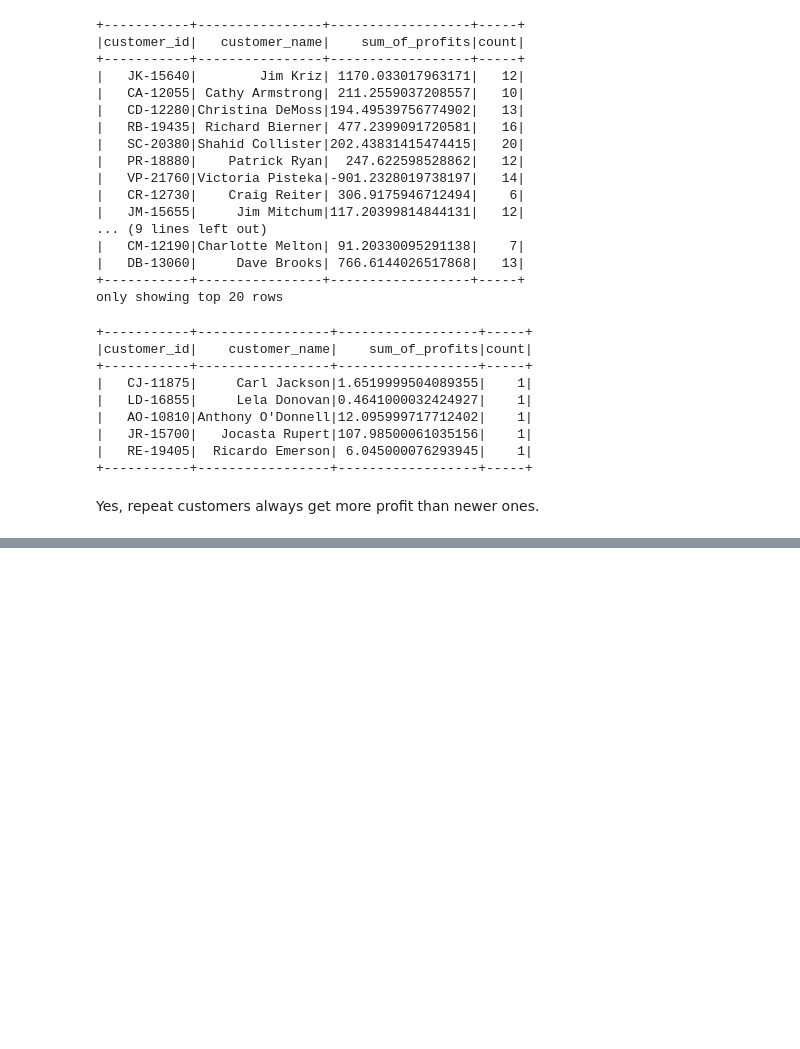
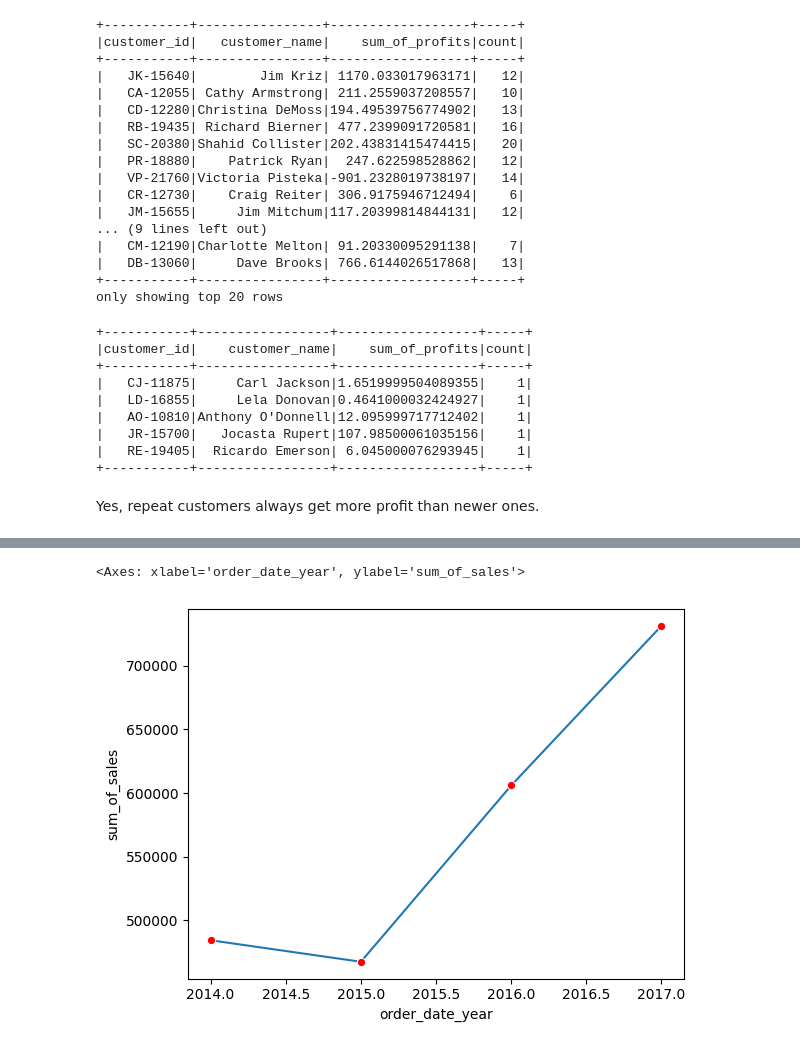
Before and after one commit to amithvardhan99/misc, a Jupyter notebook: PySpark Practice/notebook.ipynb, the cells around one changed output, grey strips where cells are left out. Cells and saved outputs as stored; diff of their text form; code cells hidden in the pictures; blank space fills up the shorter version.

```diff
--- a/PySpark Practice/notebook.ipynb
+++ b/PySpark Practice/notebook.ipynb
@@ -1858,0 +1873,14 @@ Yes, repeat customers always get more profit than newer ones.
+# %%
+df_8 = df_6.withColumn("order_date",make_date(col("order_date_year"),col("order_date_month"),col("order_date_date")))
+df_8 = df_8.withColumn("ship_date",make_date(col("ship_date_year"),col("ship_date_month"),col("ship_date_date")))
+
+df_8 = df_8.select("row_id", "order_id", "order_date", "ship_date", "ship_mode", "customer_id", "customer_name", "segment", "country", "city", "state","postal_code", "region", "product_id", "category", "sub_category", "product_name", "sales", "quantity", "discount", "profit", "order_date_year", "order_date_month", "order_date_date", "ship_date_year", "ship_date_month", "ship_date_date")
+
+df_8 = df_8.withColumn("order_date_year",col("order_date_year").astype("int"))
+df_8 = df_8.withColumn("order_date_month",col("order_date_month").astype("int"))
+df_8 = df_8.withColumn("order_date_date",col("order_date_date").astype("int"))
+df_8 = df_8.withColumn("ship_date_year",col("ship_date_year").astype("int"))
+df_8 = df_8.withColumn("ship_date_month",col("ship_date_month").astype("int"))
+df_8 = df_8.withColumn("ship_date_date",col("ship_date_date").astype("int"))
+
+df_8.show()
@@ -1858,0 +1927,9 @@ Yes, repeat customers always get more profit than newer ones.
+# %%
+df_sales_profit_trend = df_8.groupBy("order_date_year","order_date_month").sum("sales","profit").orderBy("order_date_year","order_date_month").withColumnRenamed("sum(sales)","sum_of_sales").withColumnRenamed("sum(profit)","sum_of_profit")
+
+df_sales_profit_trend_yearly = df_8.groupBy("order_date_year").sum("sales","profit").orderBy("order_date_year").withColumnRenamed("sum(sales)","sum_of_sales").withColumnRenamed("sum(profit)","sum_of_profit")
+
+df_sales_profit_trend_1 = df_sales_profit_trend.withColumn()
+df_sales_profit_trend_concat = df_sales_profit_trend.withColumn("order_date",col("order_date_year").astype("str")+"-"+col("order_date_month").astype("str"))
+
+df_sales_profit_trend.show()
@@ -1858,0 +1961,4 @@ Yes, repeat customers always get more profit than newer ones.
+# %%
+df_sales_profit_trend_pandas = df_sales_profit_trend.toPandas()
+df_sales_profit_trend_yearly_pandas = df_sales_profit_trend_yearly.toPandas()
+df_sales_profit_trend_yearly_pandas.head()
@@ -1858,0 +1971,7 @@ Yes, repeat customers always get more profit than newer ones.
+# %%
+import seaborn as sns
+
+sns.lineplot(data=df_sales_profit_trend_yearly_pandas,x="order_date_year",y="sum_of_sales",marker="o",markerfacecolor="red")
+# %% [output]
+<Axes: xlabel='order_date_year', ylabel='sum_of_sales'>
+[figure, added]
```
Also changed, not shown: parts of 10 cells of this notebook, 1 other file.
